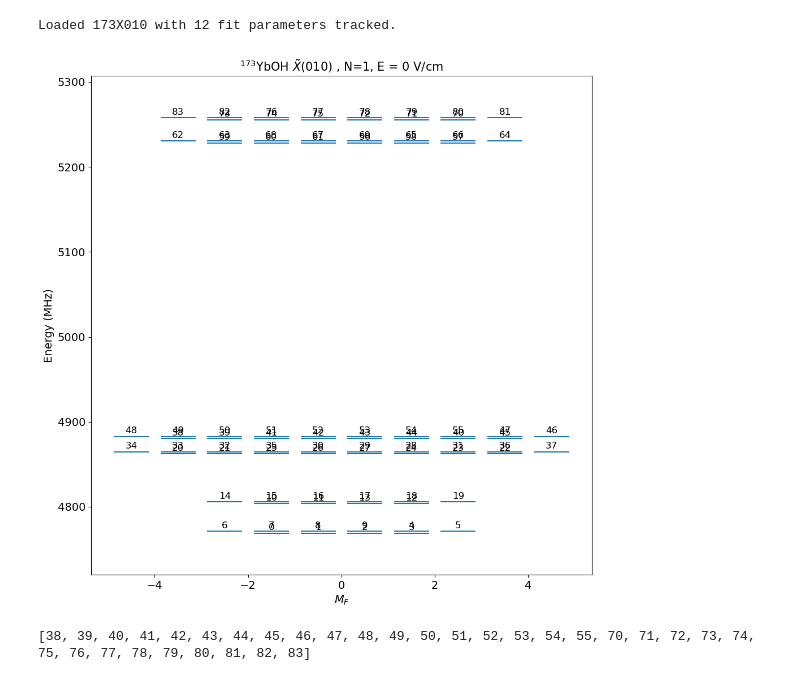
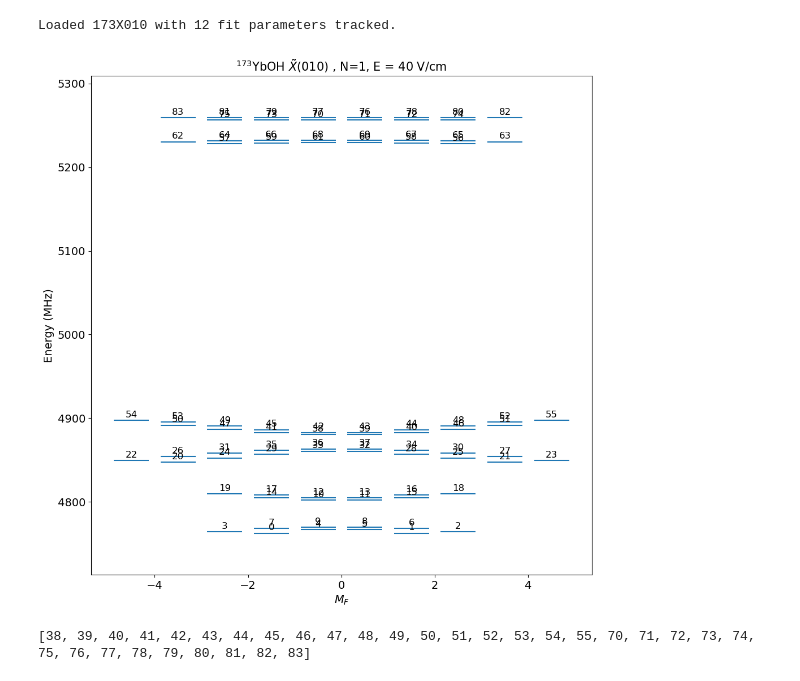
Before and after one commit to YuikiTakahashi/Molecule_spectrum_prediction, a Jupyter notebook: 173_prediction_Nov2025.ipynb, the cells around one changed output. Drawn from its saved outputs; the diff is of its cells as text; code cells hidden in the pictures.

```diff
--- a/173_prediction_Nov2025.ipynb
+++ b/173_prediction_Nov2025.ipynb
@@ -304,16 +304,16 @@ print(f"Loaded {X010_173.iso_state} with {len(FIT_PARAMETER_NAMES)} fit paramete
 # %% [output]
 Loaded 173X010 with 12 fit parameters tracked.
 # %%
-Efield = 0
+Efield = 40
 X010_173.display_PTV(Efield,1e-8,'all',step_B = 1e-4, step_E = 1e-2, idx = X010_173.select_q({'N':1, 'G':3}),round=4,figsize=(10,10),off = 0, scale2 = 1.2, plot_state_index = True, plot_CPV = False, plot_only_one_CPV = None, fontsize_for_values = 12)
 plt.title(X010_173.state_str + ' , N=1, E = {} V/cm'.format(X010_173.E0),fontsize=15)
 #plt.yticks(np.linspace(4700,5300,301))
 #plt.ylim(5250,5300)
 plt.tight_layout()
 plt.show()
 #plt.savefig('MQM_science_state_level_diagram_20230313_173_all_shifts_' + str(Efield) + 'Vcm.pdf')
 # %% [output]
-[figure, old version]
+[figure, new version]
 # %%
 def set_state_parameters(state, updates=None):
     if updates is None:
```
Also changed, not shown: parts of 9 cells of this notebook, 2 other files.
